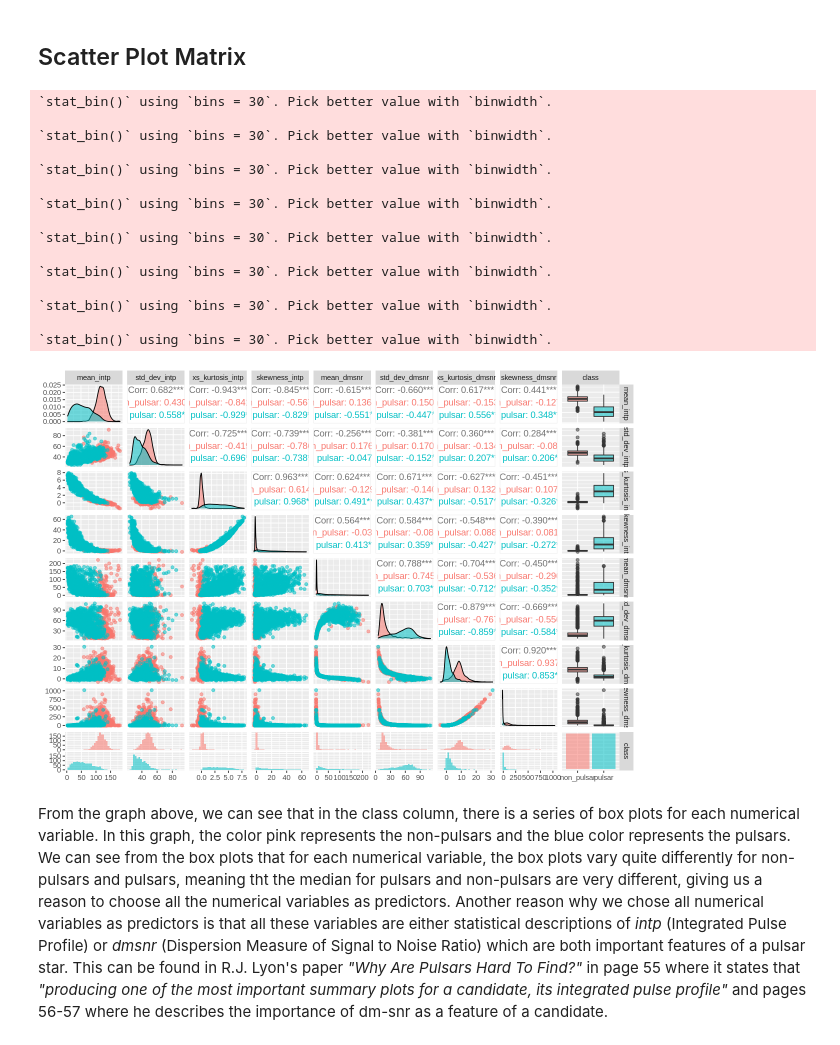
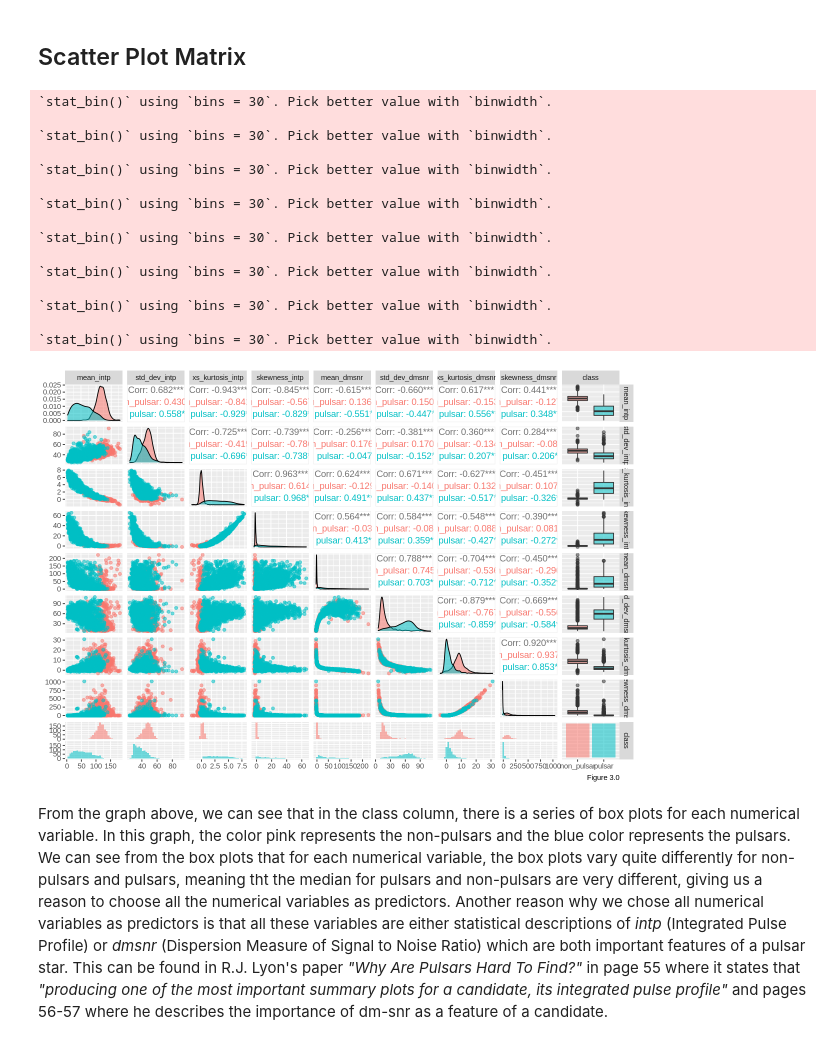
Before and after one commit to IDEKENTERPRISES/dsci-pulsar, a Jupyter notebook: final_code.ipynb, the cells around one changed output. Drawn from its saved outputs; the diff is of its cells as text; code cells hidden in the pictures.

Commit message:
Added table and figure labels
Added a label for each table and graphs. Labelled with Table ... for tables and Figure ... for graphs. Then changed the references to MLA format.

```diff
--- a/final_code.ipynb
+++ b/final_code.ipynb
@@ -227,25 +233,26 @@ From this graph, we can now see that the two classes are balanced and we can now
 # %%
 options(repr.plot.width = 10)
 scatter_matrix <- pulsar_data_training |>
-                  ggpairs(columns = 2:10, mapping=ggplot2::aes(colour = class, alpha = 1))
+                  ggpairs(columns = 2:10, mapping=ggplot2::aes(colour = class, alpha = 1))+
+                  labs(caption = "Figure 3.0")
 scatter_matrix
 # %% [output]
 `stat_bin()` using `bins = 30`. Pick better value with `binwidth`.
 
 `stat_bin()` using `bins = 30`. Pick better value with `binwidth`.
 
 `stat_bin()` using `bins = 30`. Pick better value with `binwidth`.
 
 `stat_bin()` using `bins = 30`. Pick better value with `binwidth`.
 
 `stat_bin()` using `bins = 30`. Pick better value with `binwidth`.
 
 `stat_bin()` using `bins = 30`. Pick better value with `binwidth`.
 
 `stat_bin()` using `bins = 30`. Pick better value with `binwidth`.
 
 `stat_bin()` using `bins = 30`. Pick better value with `binwidth`.
-[figure, old version]
+[figure, new version]
 # %% [markdown]
 From the graph above, we can see that in the class column, there is a series of box plots for each numerical variable. In this graph, the color pink represents the non-pulsars and the blue color represents the pulsars. We can see from the box plots that for each numerical variable, the box plots vary quite differently for non-pulsars and pulsars, meaning tht the median for pulsars and non-pulsars are very different, giving us a reason to choose all the numerical variables as predictors. Another reason why we chose all numerical variables as predictors is that all these variables are either statistical descriptions of *intp* (Integrated Pulse Profile) or *dmsnr* (Dispersion Measure of Signal to Noise Ratio) which are both important features of a pulsar star. This can be found in R.J. Lyon's paper *"Why Are Pulsars Hard To Find?"* in page 55 where it states that *"producing one of the most important summary plots for a candidate,
 its integrated pulse profile"* and pages 56-57 where he describes the importance of dm-snr as a feature of a candidate.
```
Also changed, not shown: parts of 15 cells of this notebook.
